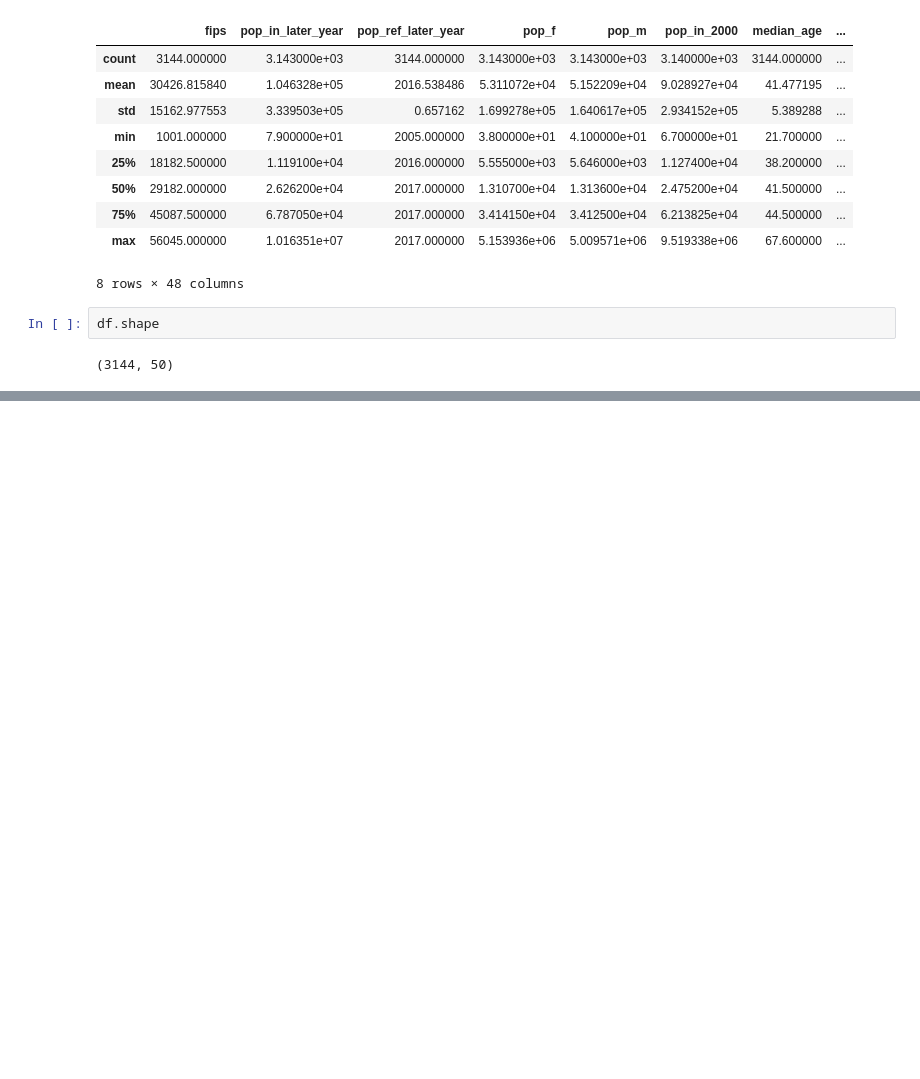
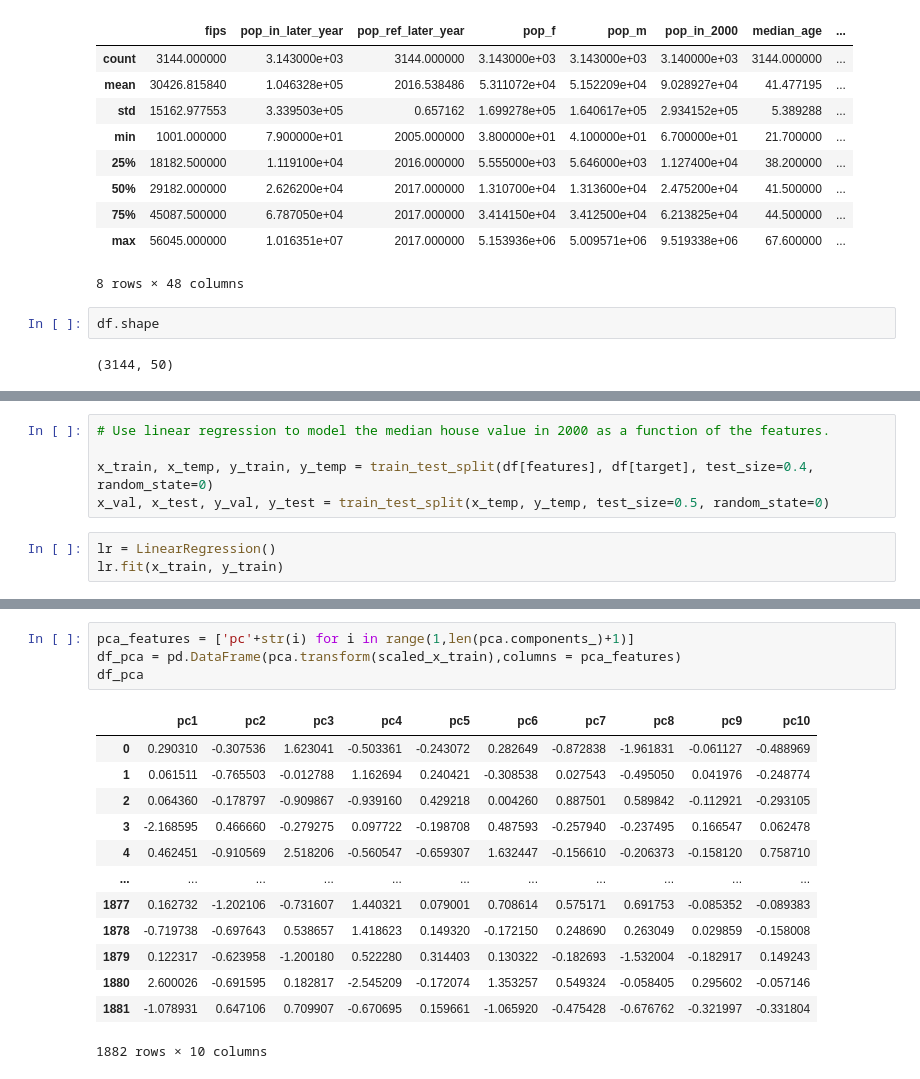
Before and after one commit to Nivlac3213/DS312, a Jupyter notebook: homework/Henggeler_Calvin_HW2_PCA_LinReg.ipynb, the cells around one changed output, grey strips where cells are left out. Drawn from its saved outputs; the diff is of its cells as text; blank space fills up the shorter version.

```diff
--- a/homework/Henggeler_Calvin_HW2_PCA_LinReg.ipynb
+++ b/homework/Henggeler_Calvin_HW2_PCA_LinReg.ipynb
@@ -113,0 +137,8 @@ Index(['fips', 'state', 'county', 'pop_in_later_year', 'pop_ref_later_year',
+# %%
+# Use linear regression to model the median house value in 2000 as a function of the features.
+
+x_train, x_temp, y_train, y_temp = train_test_split(df[features], df[target], test_size=0.4, random_state=0)
+x_val, x_test, y_val, y_test = train_test_split(x_temp, y_temp, test_size=0.5, random_state=0)
+# %%
+lr = LinearRegression()
+lr.fit(x_train, y_train)
@@ -113,0 +189,18 @@ Index(['fips', 'state', 'county', 'pop_in_later_year', 'pop_ref_later_year',
+# %%
+pca_features = ['pc'+str(i) for i in range(1,len(pca.components_)+1)]
+df_pca = pd.DataFrame(pca.transform(scaled_x_train),columns = pca_features)
+df_pca
+# %% [output]
+|  | pc1 | pc2 | pc3 | pc4 | pc5 | pc6 | pc7 | pc8 | pc9 | pc10 |
+| 0 | 0.290310 | -0.307536 | 1.623041 | -0.503361 | -0.243072 | 0.282649 | -0.872838 | -1.961831 | -0.061127 | -0.488969 |
+| 1 | 0.061511 | -0.765503 | -0.012788 | 1.162694 | 0.240421 | -0.308538 | 0.027543 | -0.495050 | 0.041976 | -0.248774 |
+| 2 | 0.064360 | -0.178797 | -0.909867 | -0.939160 | 0.429218 | 0.004260 | 0.887501 | 0.589842 | -0.112921 | -0.293105 |
+| 3 | -2.168595 | 0.466660 | -0.279275 | 0.097722 | -0.198708 | 0.487593 | -0.257940 | -0.237495 | 0.166547 | 0.062478 |
+| 4 | 0.462451 | -0.910569 | 2.518206 | -0.560547 | -0.659307 | 1.632447 | -0.156610 | -0.206373 | -0.158120 | 0.758710 |
+| ... | ... | ... | ... | ... | ... | ... | ... | ... | ... | ... |
+| 1877 | 0.162732 | -1.202106 | -0.731607 | 1.440321 | 0.079001 | 0.708614 | 0.575171 | 0.691753 | -0.085352 | -0.089383 |
+| 1878 | -0.719738 | -0.697643 | 0.538657 | 1.418623 | 0.149320 | -0.172150 | 0.248690 | 0.263049 | 0.029859 | -0.158008 |
+| 1879 | 0.122317 | -0.623958 | -1.200180 | 0.522280 | 0.314403 | 0.130322 | -0.182693 | -1.532004 | -0.182917 | 0.149243 |
+| 1880 | 2.600026 | -0.691595 | 0.182817 | -2.545209 | -0.172074 | 1.353257 | 0.549324 | -0.058405 | 0.295602 | -0.057146 |
+| 1881 | -1.078931 | 0.647106 | 0.709907 | -0.670695 | 0.159661 | -1.065920 | -0.475428 | -0.676762 | -0.321997 | -0.331804 |
+1882 rows × 10 columns
```
Also changed, not shown: parts of 19 cells of this notebook, 1 other file.
